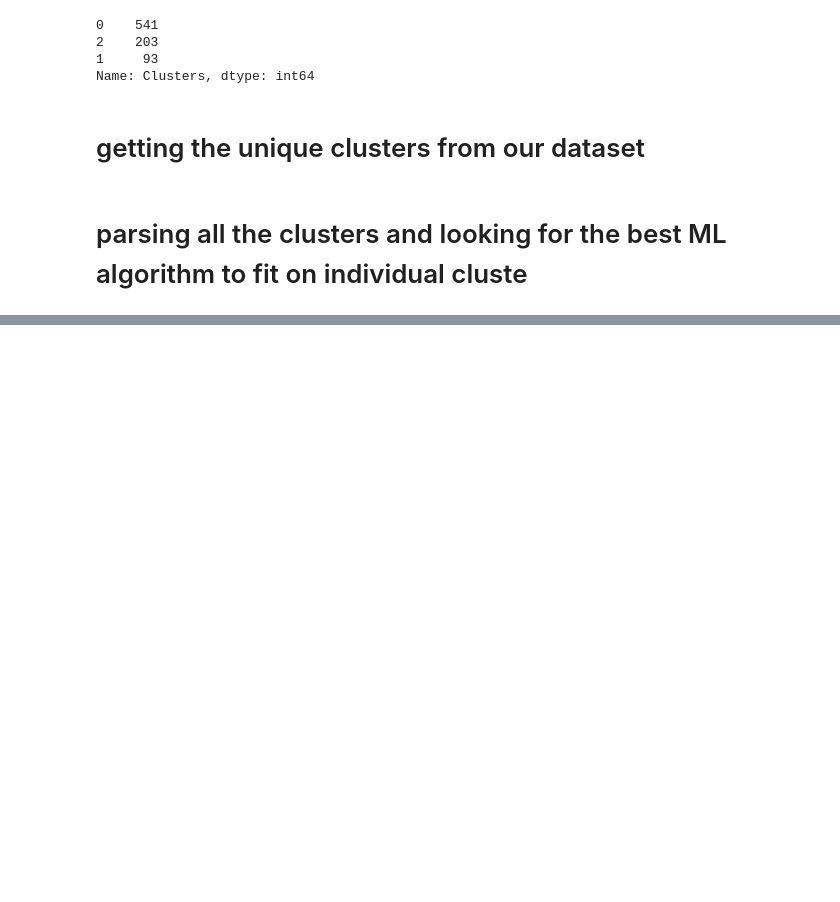
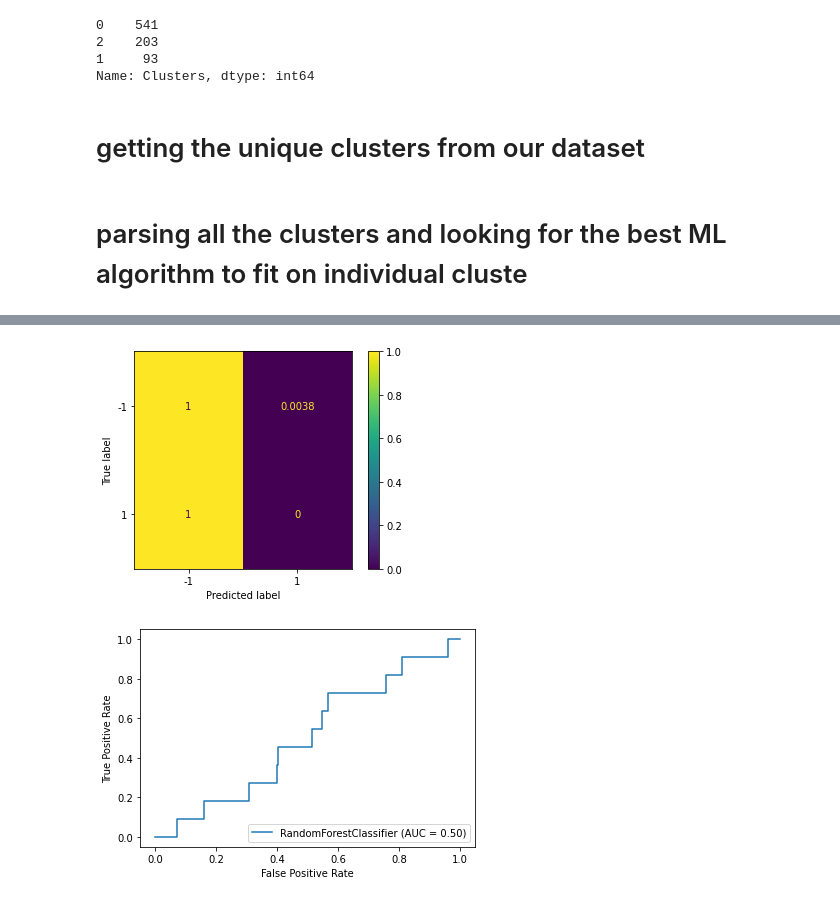
Before and after one commit to plaban1981/INEURON, a Jupyter notebook: WaferFaultDetection.ipynb, the cells around one changed output, grey strips where cells are left out. Cells and saved outputs as stored; diff of their text form; code cells hidden in the pictures; blank space fills up the shorter version.

```diff
--- a/WaferFaultDetection.ipynb
+++ b/WaferFaultDetection.ipynb
@@ -439,0 +534,11 @@ best_model_name,best_model
+# %%
+xgbc = XGBClassifier(objective='binary:logistic',max_depth=3,learning_rate=0.5,n_estimators=100,scale_pos_weight=21)
+xgbc.fit(X_train,y_train)
+y_pred = xgbc.predict(X_test)
+plot_confusion_matrix(xgbc,X_test,y_test,normalize='true')
+plt.show()
+plot_roc_curve(rf,X_test,y_test)
+plt.show()
+# %% [output]
+[figure, added]
+[figure, added]
```
Also changed, not shown: parts of 17 cells of this notebook.
